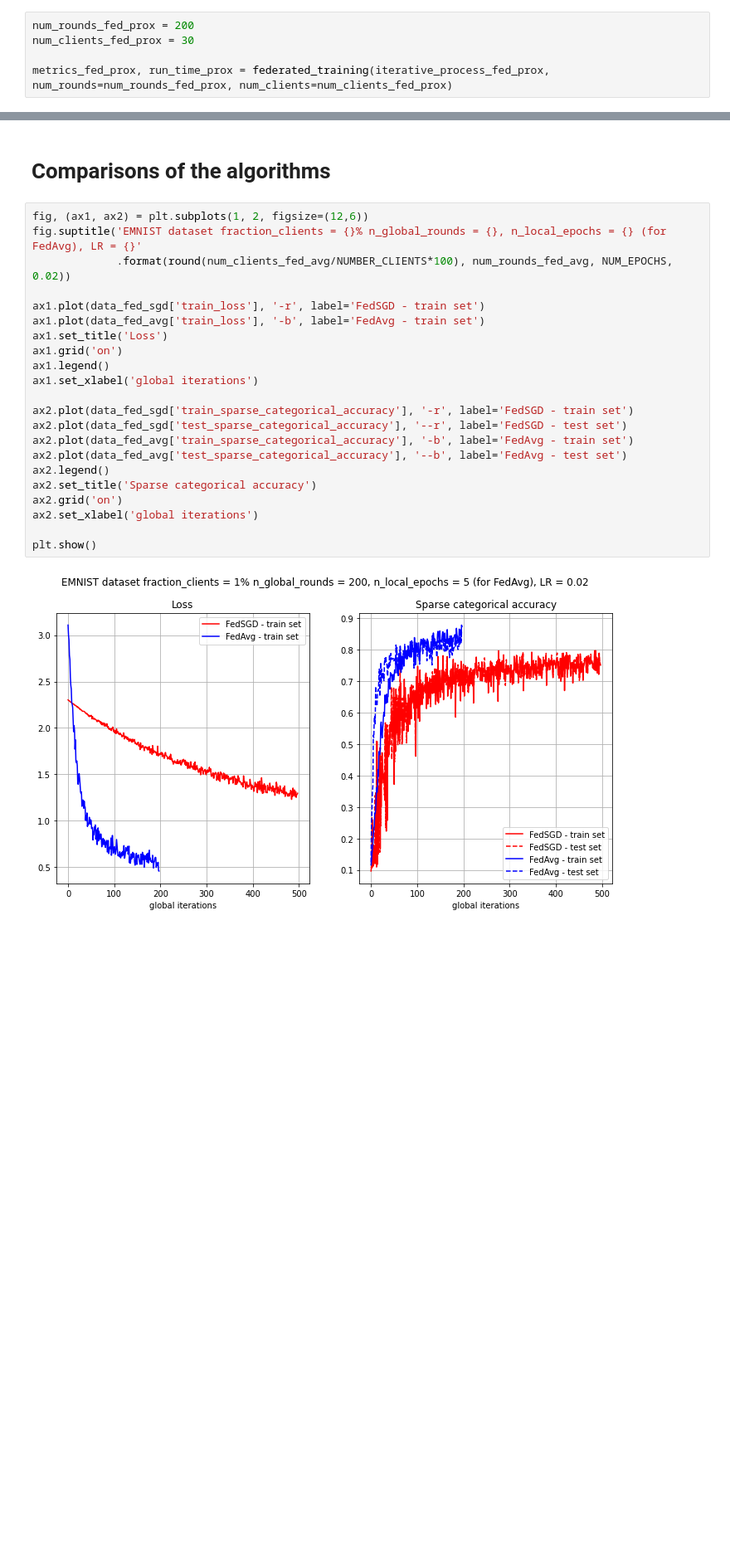
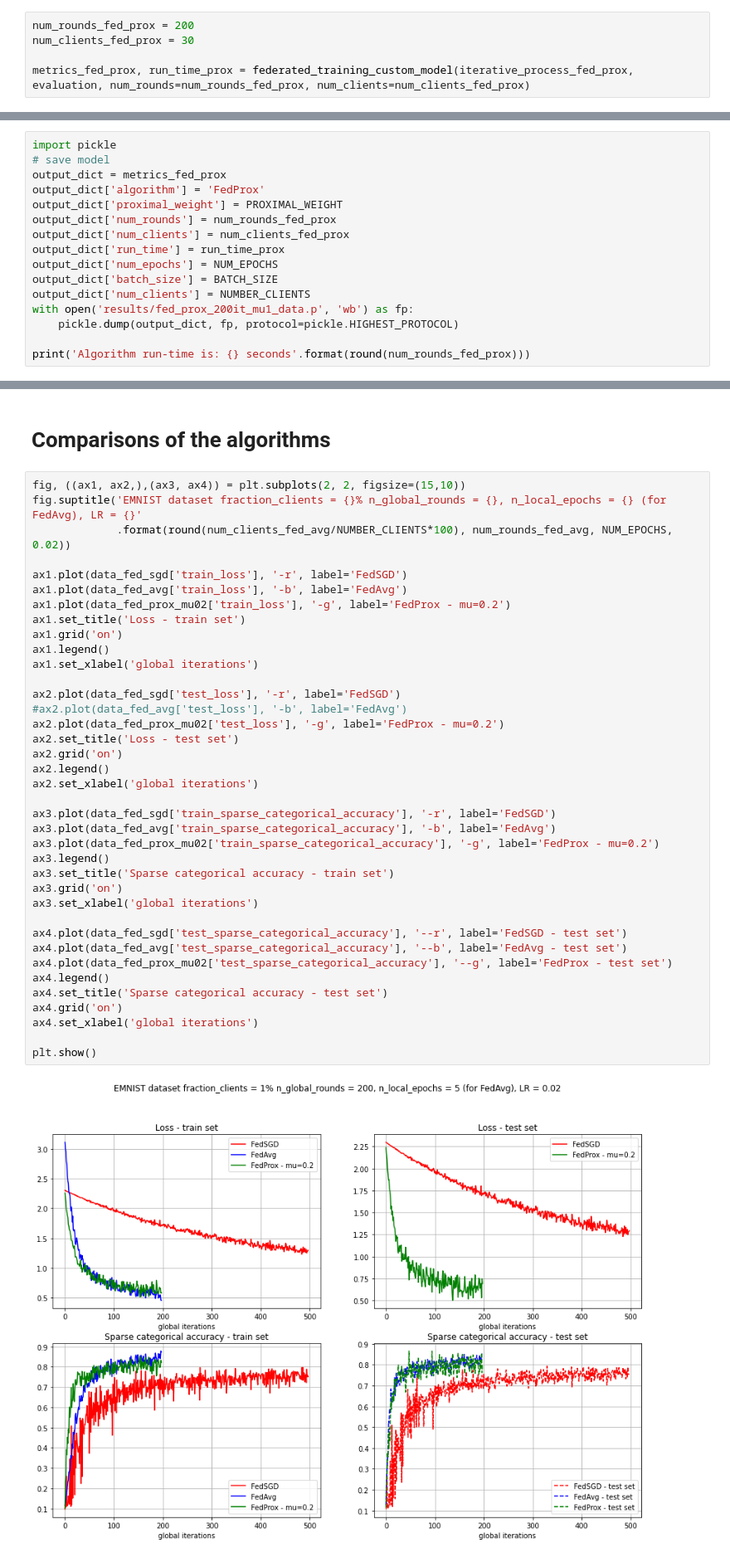
Before and after one commit to gonzaq94/federated-learning, a Jupyter notebook: Mnist classifier in TensorFlow Federated.ipynb, the cells around one changed output, grey strips where cells are left out. Shown at 83% size. Cells and saved outputs as stored; diff of their text form; blank space fills up the shorter version.

Commit message:
FedProx implementation finished

```diff
--- a/Mnist classifier in TensorFlow Federated.ipynb
+++ b/Mnist classifier in TensorFlow Federated.ipynb
@@ -496,5 +564,5 @@ print(str(federated_algorithm.next.type_signature))
 num_rounds_fed_prox = 200
 num_clients_fed_prox = 30
 
-metrics_fed_prox, run_time_prox = federated_training(iterative_process_fed_prox, num_rounds=num_rounds_fed_prox, num_clients=num_clients_fed_prox)
+metrics_fed_prox, run_time_prox = federated_training_custom_model(iterative_process_fed_prox, evaluation, num_rounds=num_rounds_fed_prox, num_clients=num_clients_fed_prox)
 # %% [output]
@@ -507,0 +586,16 @@ AttributeError: 'numpy.ndarray' object has no attribute 'model'
+# %%
+import pickle
+# save model
+output_dict = metrics_fed_prox
+output_dict['algorithm'] = 'FedProx'
+output_dict['proximal_weight'] = PROXIMAL_WEIGHT
+output_dict['num_rounds'] = num_rounds_fed_prox
+output_dict['num_clients'] = num_clients_fed_prox
+output_dict['run_time'] = run_time_prox
+output_dict['num_epochs'] = NUM_EPOCHS
+output_dict['batch_size'] = BATCH_SIZE
+output_dict['num_clients'] = NUMBER_CLIENTS
+with open('results/fed_prox_200it_mu1_data.p', 'wb') as fp:
+    pickle.dump(output_dict, fp, protocol=pickle.HIGHEST_PROTOCOL)
+
+print('Algorithm run-time is: {} seconds'.format(round(num_rounds_fed_prox)))
@@ -508,26 +644,42 @@ AttributeError: 'numpy.ndarray' object has no attribute 'model'
 # %% [markdown]
 # Comparisons of the algorithms
 # %%
-fig, (ax1, ax2) = plt.subplots(1, 2, figsize=(12,6))
+fig, ((ax1, ax2,),(ax3, ax4)) = plt.subplots(2, 2, figsize=(15,10))
 fig.suptitle('EMNIST dataset fraction_clients = {}% n_global_rounds = {}, n_local_epochs = {} (for FedAvg), LR = {}'
              .format(round(num_clients_fed_avg/NUMBER_CLIENTS*100), num_rounds_fed_avg, NUM_EPOCHS, 0.02))
 
-ax1.plot(data_fed_sgd['train_loss'], '-r', label='FedSGD - train set')
-ax1.plot(data_fed_avg['train_loss'], '-b', label='FedAvg - train set')
-ax1.set_title('Loss')
+ax1.plot(data_fed_sgd['train_loss'], '-r', label='FedSGD')
+ax1.plot(data_fed_avg['train_loss'], '-b', label='FedAvg')
+ax1.plot(data_fed_prox_mu02['train_loss'], '-g', label='FedProx - mu=0.2')
+ax1.set_title('Loss - train set')
 ax1.grid('on')
 ax1.legend()
 ax1.set_xlabel('global iterations')
 
-ax2.plot(data_fed_sgd['train_sparse_categorical_accuracy'], '-r', label='FedSGD - train set')
-ax2.plot(data_fed_sgd['test_sparse_categorical_accuracy'], '--r', label='FedSGD - test set')
-ax2.plot(data_fed_avg['train_sparse_categorical_accuracy'], '-b', label='FedAvg - train set')
-ax2.plot(data_fed_avg['test_sparse_categorical_accuracy'], '--b', label='FedAvg - test set')
+ax2.plot(data_fed_sgd['test_loss'], '-r', label='FedSGD')
+#ax2.plot(data_fed_avg['test_loss'], '-b', label='FedAvg')
+ax2.plot(data_fed_prox_mu02['test_loss'], '-g', label='FedProx - mu=0.2')
+ax2.set_title('Loss - test set')
+ax2.grid('on')
 ax2.legend()
-ax2.set_title('Sparse categorical accuracy')
-ax2.grid('on')
 ax2.set_xlabel('global iterations')
 
+ax3.plot(data_fed_sgd['train_sparse_categorical_accuracy'], '-r', label='FedSGD')
+ax3.plot(data_fed_avg['train_sparse_categorical_accuracy'], '-b', label='FedAvg')
+ax3.plot(data_fed_prox_mu02['train_sparse_categorical_accuracy'], '-g', label='FedProx - mu=0.2')
+ax3.legend()
+ax3.set_title('Sparse categorical accuracy - train set')
+ax3.grid('on')
+ax3.set_xlabel('global iterations')
+
+ax4.plot(data_fed_sgd['test_sparse_categorical_accuracy'], '--r', label='FedSGD - test set')
+ax4.plot(data_fed_avg['test_sparse_categorical_accuracy'], '--b', label='FedAvg - test set')
+ax4.plot(data_fed_prox_mu02['test_sparse_categorical_accuracy'], '--g', label='FedProx - test set')
+ax4.legend()
+ax4.set_title('Sparse categorical accuracy - test set')
+ax4.grid('on')
+ax4.set_xlabel('global iterations')
+
 plt.show()
 # %% [output]
-[figure, old version]
+[figure, new version]
```
Also changed, not shown: parts of 25 cells of this notebook.
